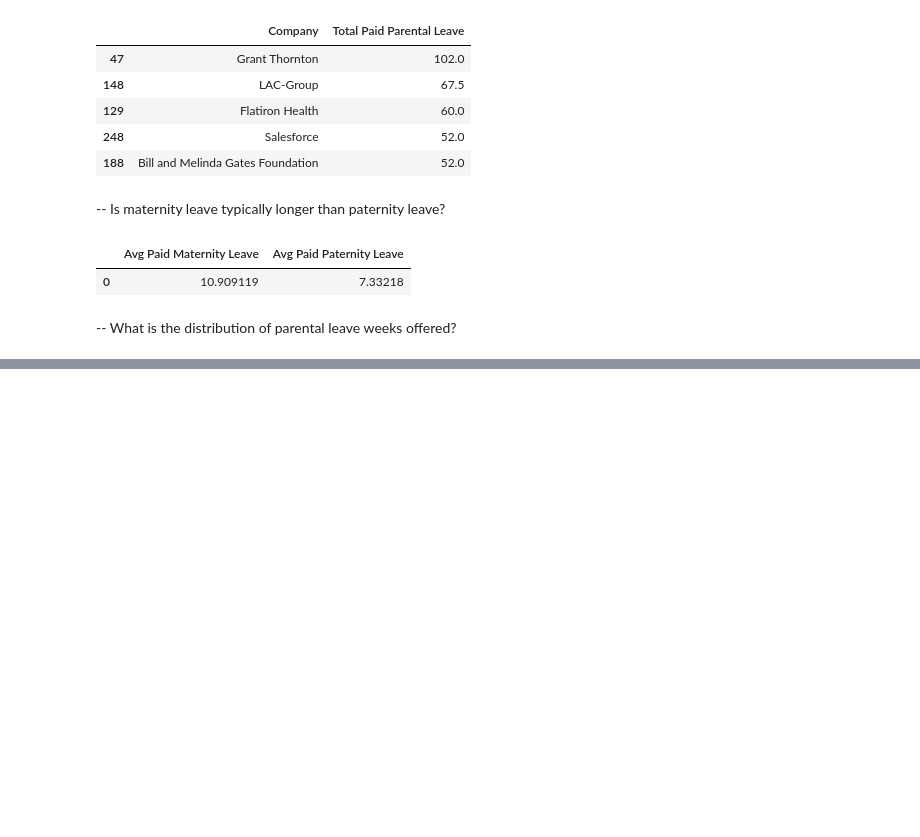
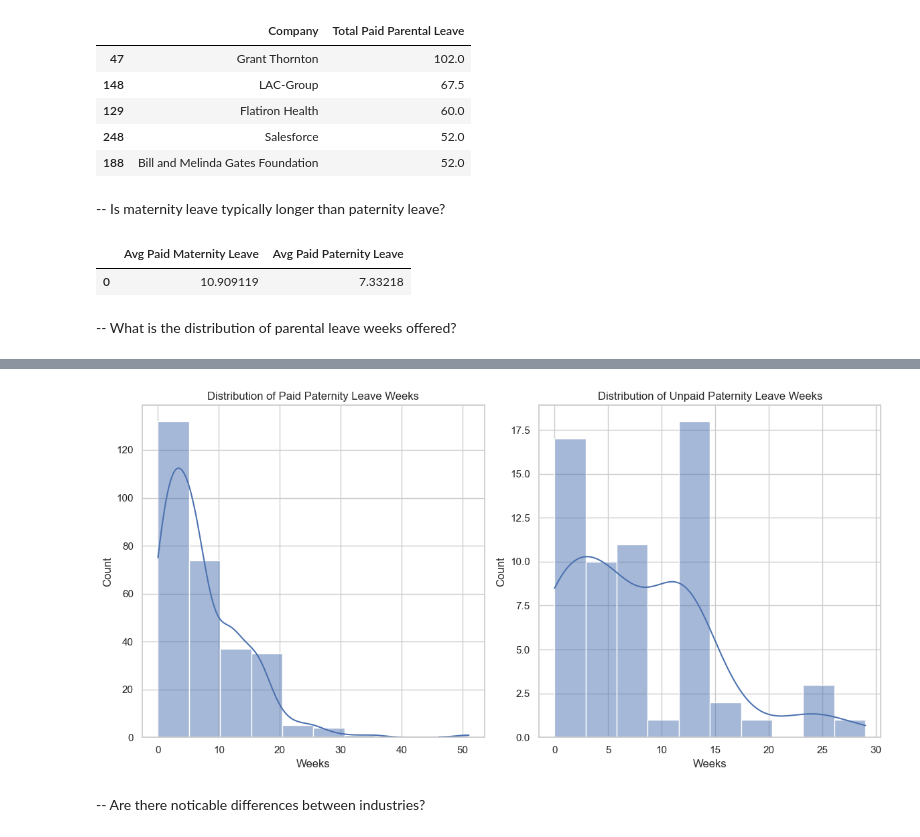
Before and after one commit to lnunag/DataAnalysis, a Jupyter notebook: Parental Leave Policies/plp.ipynb, the cells around one changed output, grey strips where cells are left out. Cells and saved outputs as stored; diff of their text form; code cells hidden in the pictures; blank space fills up the shorter version.

```diff
--- a/Parental Leave Policies/plp.ipynb
+++ b/Parental Leave Policies/plp.ipynb
@@ -134,0 +150,20 @@ stats
+# %%
+sns.set(style="whitegrid")
+plt.figure(figsize=(12, 6))
+
+plt.subplot(1, 2, 1)
+sns.histplot(data['Paid Paternity Leave'], bins=10, kde=True)
+plt.title('Distribution of Paid Paternity Leave Weeks')
+plt.xlabel('Weeks')
+
+plt.subplot(1, 2, 2)
+sns.histplot(data['Unpaid Paternity Leave'], bins=10, kde=True)
+plt.title('Distribution of Unpaid Paternity Leave Weeks')
+plt.xlabel('Weeks')
+
+plt.tight_layout()
+plt.show()
+# %% [output]
+[figure, added]
+# %% [markdown]
+-- Are there noticable differences between industries?
```
Also changed, not shown: parts of 17 cells of this notebook.
